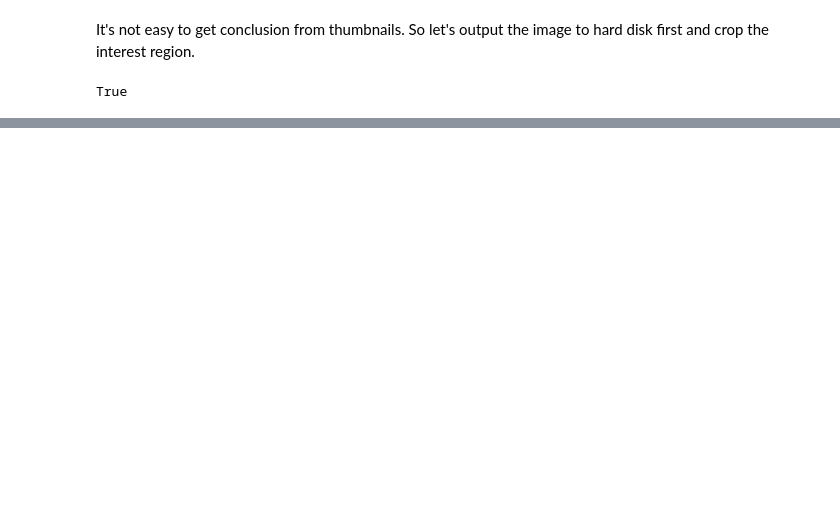
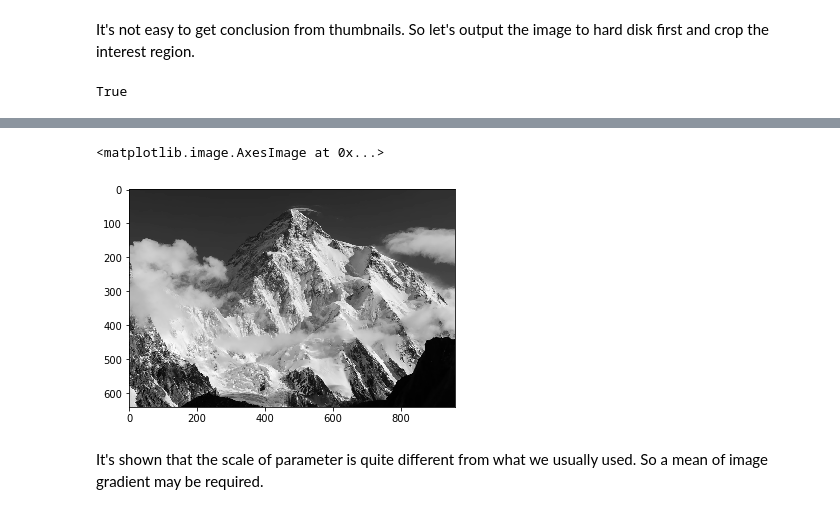
Before and after one commit to Misa-XU/jupyter, a Jupyter notebook: CV/Image Filtering.ipynb, the cells around one changed output, grey strips where cells are left out. Saved outputs shown, nothing was run; the diff lists cells and outputs as text; code cells hidden in the pictures; blank space fills up the shorter version.

```diff
--- a/CV/Image Filtering.ipynb
+++ b/CV/Image Filtering.ipynb
@@ -141,0 +254,8 @@ For a $M \times M$ image and a $N \times N$ kernel, before splitting, the cost i
+# %%
+cv2.imwrite('dataset/bilateral_result2.jpg', bilateral_result)
+plt.imshow(bilateral_result, cmap = 'gray')
+# %% [output]
+<matplotlib.image.AxesImage at 0x...>
+[figure, added]
+# %% [markdown]
+It's shown that the scale of parameter is quite different from what we usually used. So a mean of image gradient may be required.
```
Also changed, not shown: parts of 27 cells of this notebook, 8 other files.
